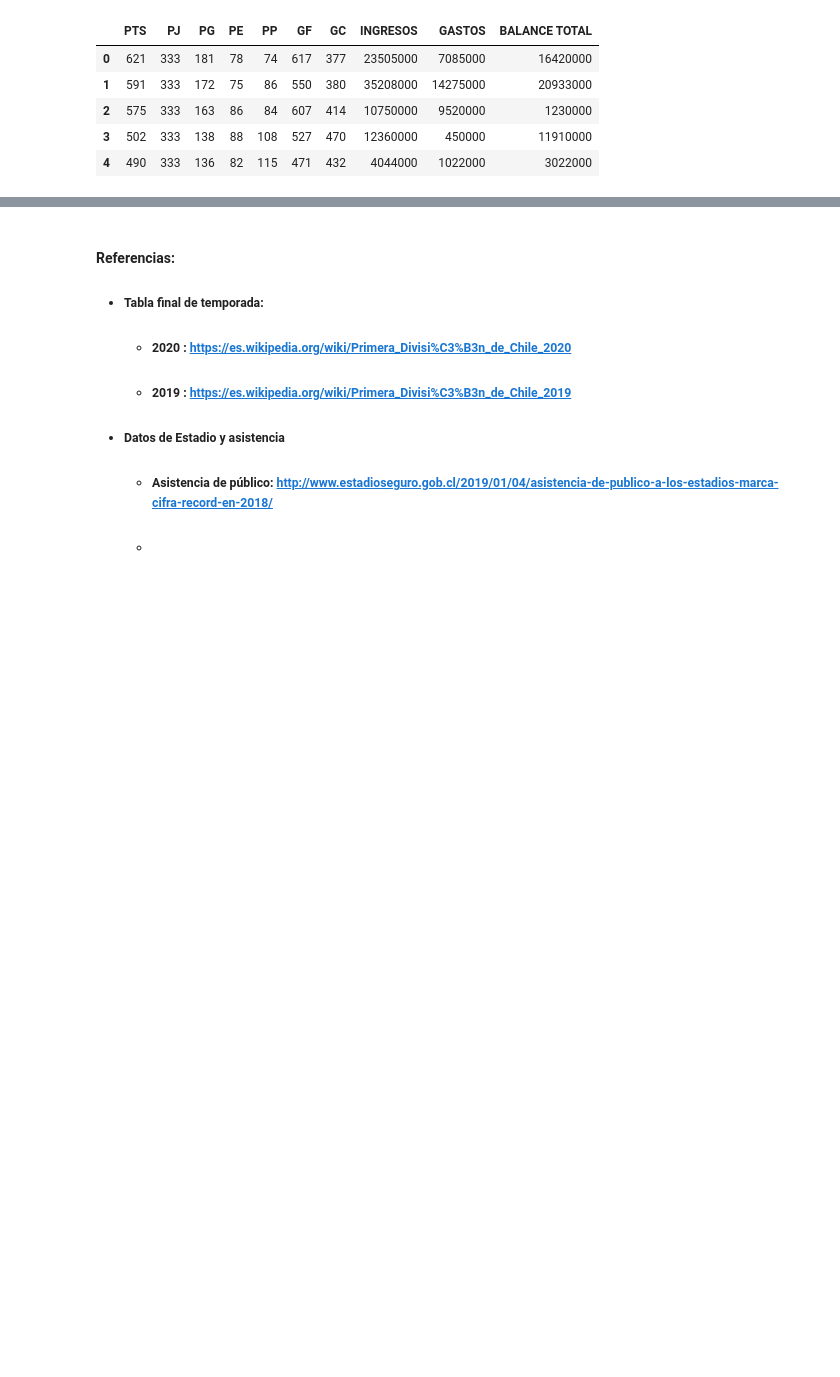
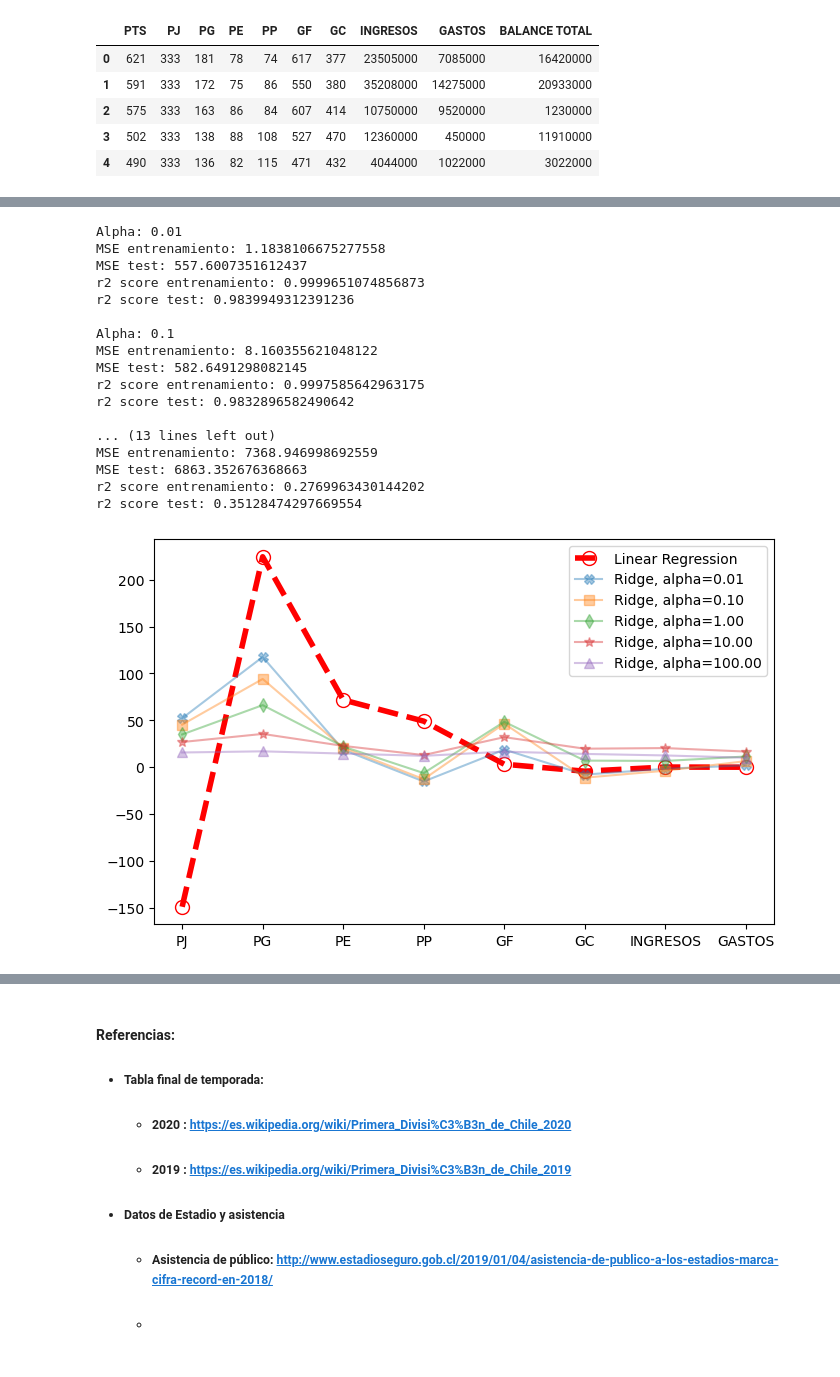
Before and after one commit to fmeza7/Proyecto_Cs_Datos_Grupo_1, a Jupyter notebook: Proyecto.ipynb, the cells around one changed output, grey strips where cells are left out. Saved outputs shown, nothing was run; the diff lists cells and outputs as text; code cells hidden in the pictures; blank space fills up the shorter version.

```diff
--- a/Proyecto.ipynb
+++ b/Proyecto.ipynb
@@ -821,0 +842,47 @@ r2 entrenamiento: 0.9999904264086784
+# %%
+from sklearn.linear_model import Ridge
+fig=plt.figure(figsize=(8,5))
+ax=fig.add_subplot(111)
+ax.plot(lin_reg.coef_,linestyle='--',marker='o',markersize=10,color='r',lw=4,mfc='None',label='Linear Regression')
+
+markers=['X','s','d','*','^']
+
+for na,al in enumerate([0.01,0.1,1,10,100]):
+    print('Alpha:',al)
+    rr = Ridge(alpha=al)
+    rr.fit(xs_train, y_train)
+    rr_predict_train=rr.predict(xs_train)
+    rr_predict_test=rr.predict(xs_test)
+
+    Ridge_train_score = r2_score(rr_predict_train,y_train)
+    Ridge_test_score = r2_score(rr_predict_test, y_test)
+    print(f'MSE entrenamiento: {mean_squared_error(y_train, rr_predict_train)}')
+    print(f'MSE test: {mean_squared_error(y_test, rr_predict_test)}')
+
+    print(f'r2 score entrenamiento: {Ridge_train_score}')
+    print(f'r2 score test: {Ridge_test_score}\n')
+    ax.plot(rr.coef_,alpha=0.4,linestyle='-',marker=markers[na],markersize=7,label='Ridge, alpha=%.2f'%al)
+
+ax.set_xticks(np.arange(len(df_colums.columns)));
+ax.set_xticklabels(df_colums.columns);
+ax.legend();
+plt.show()
+# %% [output]
+Alpha: 0.01
+MSE entrenamiento: 1.1838106675277558
+MSE test: 557.6007351612437
+r2 score entrenamiento: 0.9999651074856873
+r2 score test: 0.9839949312391236
+
+Alpha: 0.1
+MSE entrenamiento: 8.160355621048122
+MSE test: 582.6491298082145
+r2 score entrenamiento: 0.9997585642963175
+r2 score test: 0.9832896582490642
+
+... (13 lines left out)
+MSE entrenamiento: 7368.946998692559
+MSE test: 6863.352676368663
+r2 score entrenamiento: 0.2769963430144202
+r2 score test: 0.35128474297669554
+[figure, added]
```
Also changed, not shown: parts of 11 cells of this notebook.
